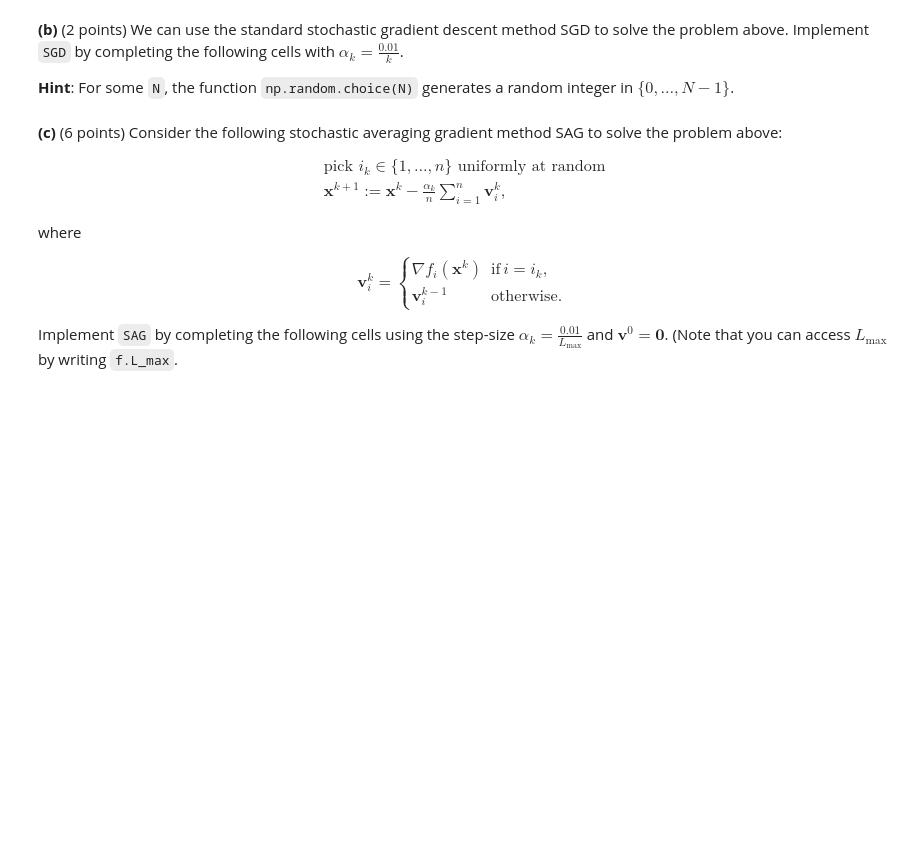
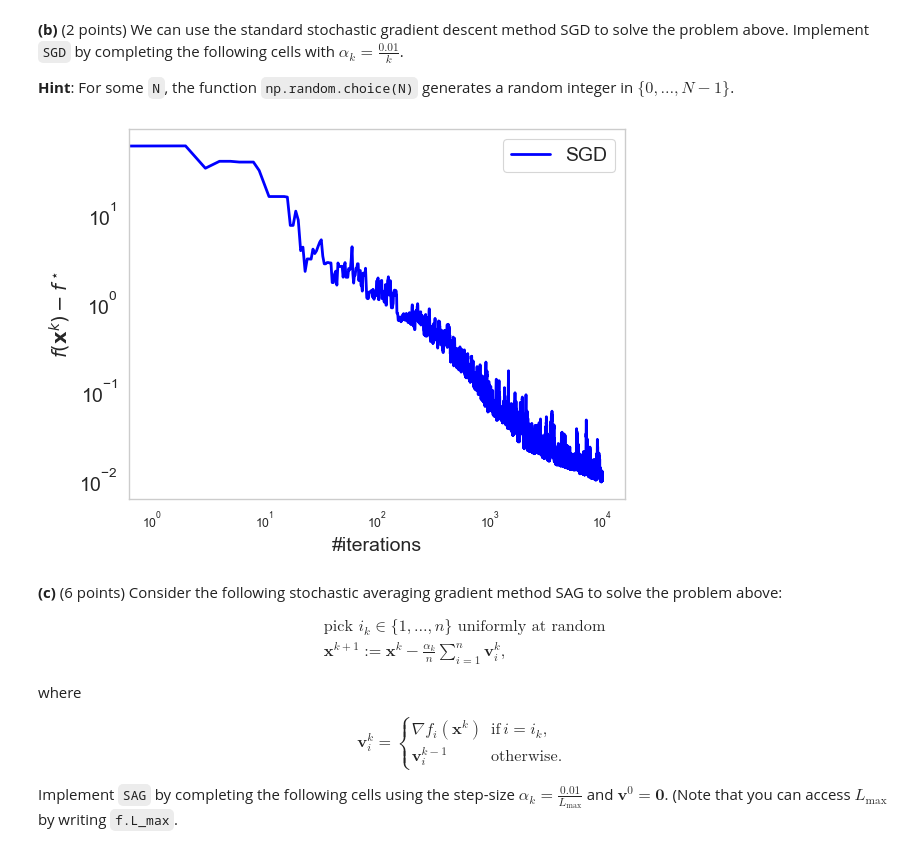
Before and after one commit to MarkoStc/mod_hw1, a Jupyter notebook: Part 3 - Stochastic gradient methods.ipynb, the cells around one changed output. Saved outputs shown, nothing was run; the diff lists cells and outputs as text; code cells hidden in the pictures; blank space fills up the shorter version.

```diff
--- a/Part 3 - Stochastic gradient methods.ipynb
+++ b/Part 3 - Stochastic gradient methods.ipynb
@@ -50,9 +50,9 @@ class SGD_state(OptState):
 def SGD_update(f, state):
     x_k, k = state
 
-    i_k = #FILL
-
-    next_x_k = #FILL
+    i_k = np.random.choice(f.n)
+    alpha = 0.01 / k
+    next_x_k = x_k - alpha * f.i_grad(i_k, x_k)
 
     return SGD_state(next_x_k, k+1)
 
@@ -60,6 +60,10 @@ def SGD_initialize(f, x_zero):
     return SGD_state(x_zero, 1.0)
 # %%
 SGD = OptAlgorithm(name="SGD", init_state=SGD_initialize, state_update=SGD_update)
+# %%
+plot([SGD], f, x_zero, 10000)
+# %% [output]
+[figure, added]
 # %% [markdown]
 __(c)__ (6 points)
 Consider the following stochastic averaging gradient method SAG to solve the problem above:
```
Also changed, not shown: parts of 12 cells of this notebook, 1 other file.
